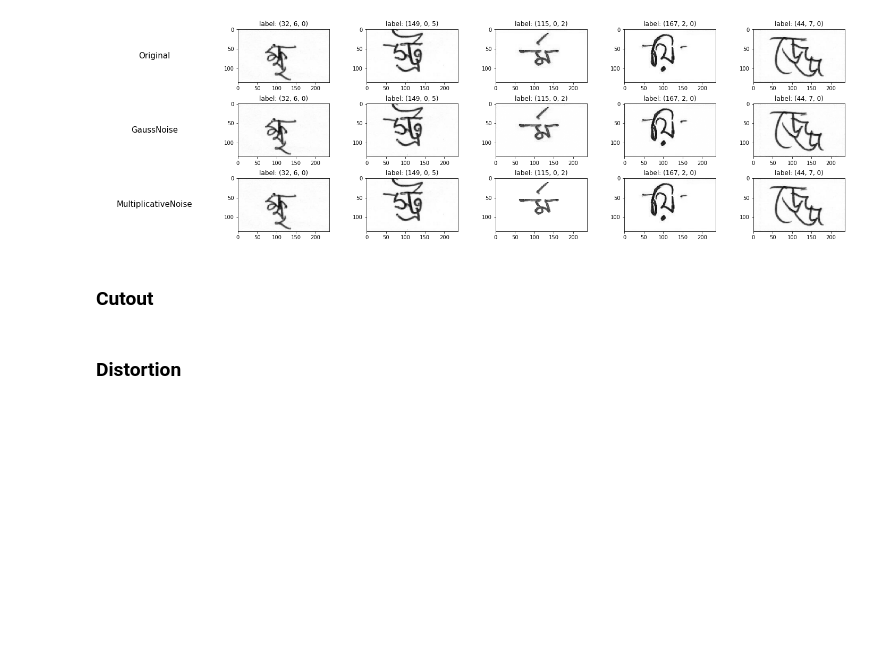
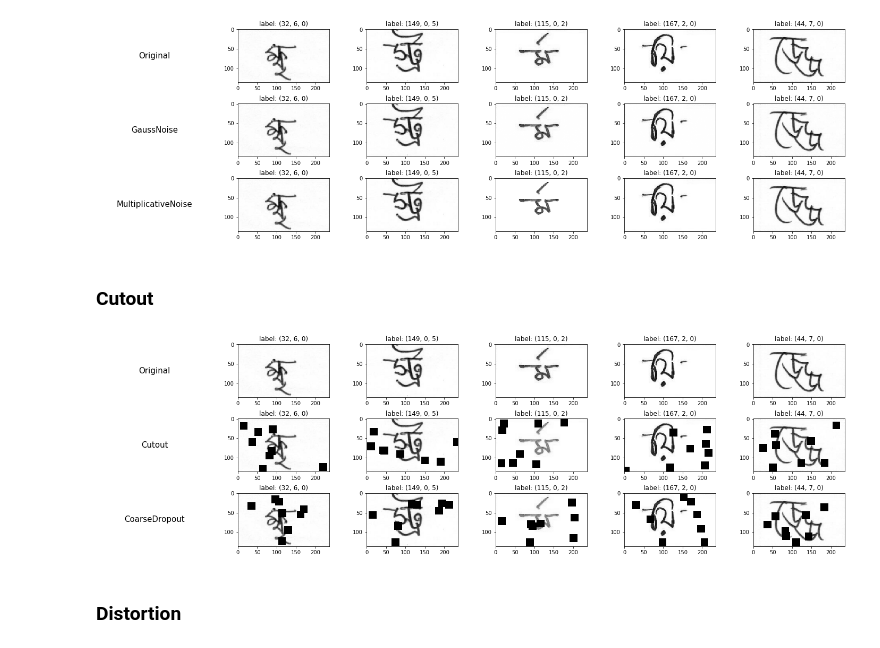
Before and after one commit to giwankim/bengaliai-cv19, a Jupyter notebook: nbs/albumentations.ipynb, the cells around one changed output. Cells and saved outputs as stored; diff of their text form; code cells hidden in the pictures; blank space fills up the shorter version.

Commit message:
Complete albumentation notebook

```diff
--- a/nbs/albumentations.ipynb
+++ b/nbs/albumentations.ipynb
@@ -32,8 +32,10 @@ class BengaliAIDataset:
             f'../input/image_pickles/{self.image_ids[idx]}.pkl')
         image = image.reshape(137, 236)
         return {
-            'image': image,
-            'label': (self.grapheme_roots[idx], self.vowel_diacritics[idx], self.consonant_diacritics[idx])
+            'image':
+            image,
+            'label': (self.grapheme_roots[idx], self.vowel_diacritics[idx],
+                      self.consonant_diacritics[idx])
         }
 # %%
 train_ds = BengaliAIDataset()
@@ -62,10 +64,15 @@ def plot_augmented_images(dataset, aug_dict, ncols=6):
         for j in range(ncols):
             ax = axes[i, j]
             if j == 0:
-                ax.text(0.5, 0.5, name, horizontalalignment='center', verticalalignment='center', fontsize=15)
+                ax.text(0.5,
+                        0.5,
+                        name,
+                        horizontalalignment='center',
+                        verticalalignment='center',
+                        fontsize=15)
                 ax.axis('off')
             else:
-                sample = dataset[j-1]
+                sample = dataset[j - 1]
                 image = sample['image']
                 label = sample['label']
 
@@ -103,5 +110,25 @@ plot_augmented_images(train_ds, aug_dict)
 [figure]
 # %% [markdown]
 ### Cutout
+# %%
+aug_dict = {
+    'Original':
+    None,
+
+    # CoarseDropout of square regions in the image
+    'Cutout':
+    albumentations.Cutout(num_holes=8, max_h_size=20, max_w_size=20, p=1.0),
+
+    # CoarseDropout of rectangular regions in the image
+    'CoarseDropout':
+    albumentations.CoarseDropout(max_holes=8,
+                                 max_height=20,
+                                 max_width=20,
+                                 p=1.0)
+}
+
+plot_augmented_images(train_ds, aug_dict)
+# %% [output]
+[figure, added]
 # %% [markdown]
 ### Distortion
```
Also changed, not shown: parts of 5 cells of this notebook.
